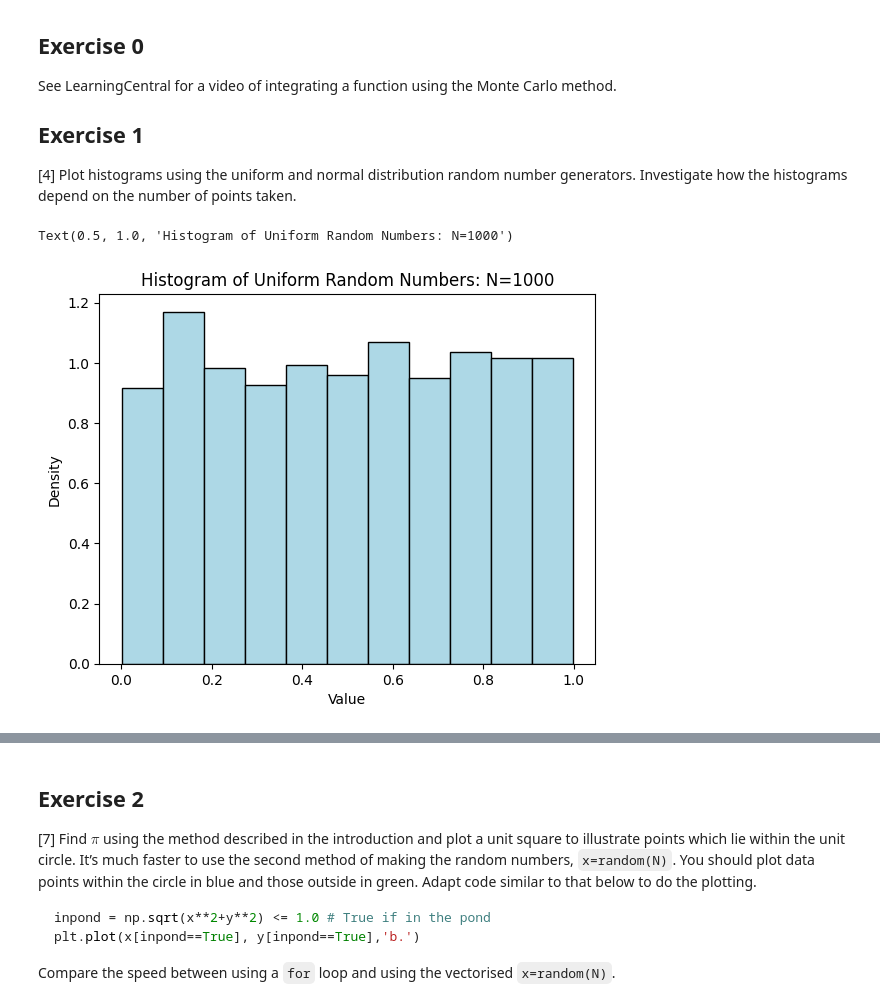
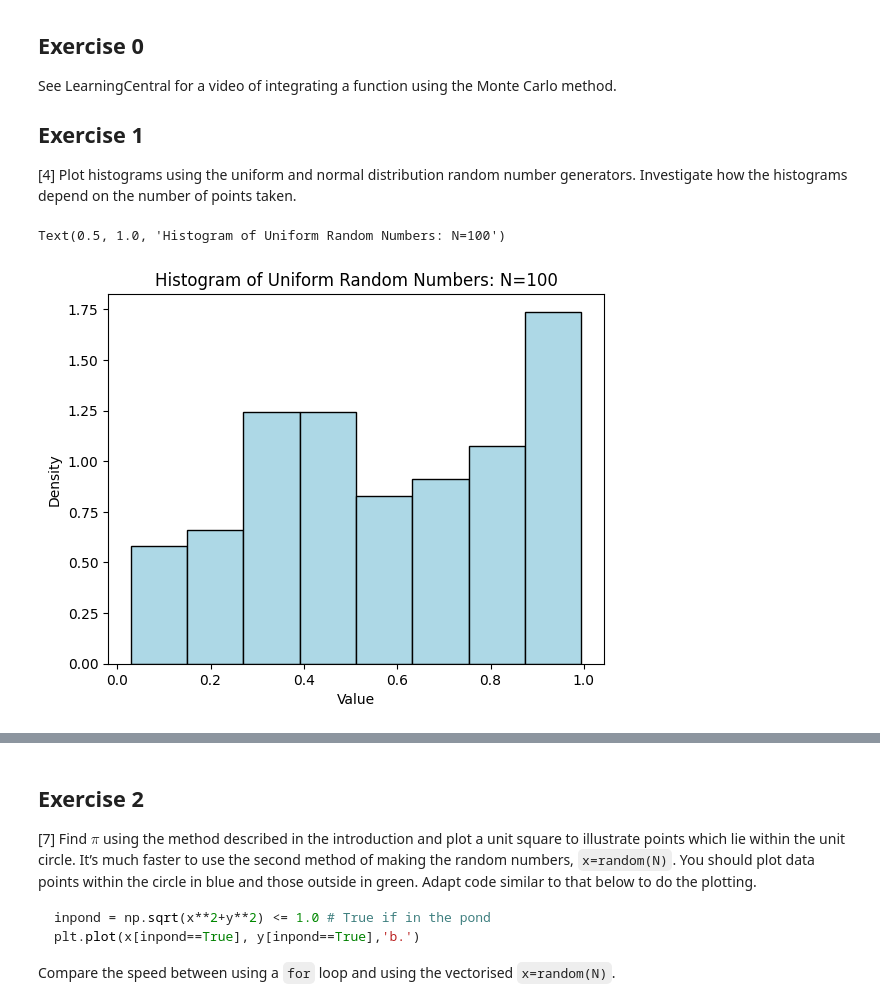
Before and after one commit to PX2145-2025/week-6-b-Morgan-Howard-Reuben, a Jupyter notebook: Monte_Carlo.ipynb, the cells around one changed output, grey strips where cells are left out. Cells and saved outputs as stored; diff of their text form; code cells hidden in the pictures.

```diff
--- a/Monte_Carlo.ipynb
+++ b/Monte_Carlo.ipynb
@@ -186,17 +186,17 @@ from numpy.random import random, normal, seed
 import matplotlib.pyplot as plt
 # %%
 # generate uniform random numbers
-N = 1000  # choose relatively low value
+N = 100 # choose relatively low value
 x = random(N)
 
 # plot histogram
 plt.hist(x, bins='auto', density=True, edgecolor='black', color='lightblue');
 plt.xlabel('Value')
 plt.ylabel('Density')
-plt.title('Histogram of Uniform Random Numbers: N=1000')
+plt.title('Histogram of Uniform Random Numbers: N=100')
 # %% [output]
-Text(0.5, 1.0, 'Histogram of Uniform Random Numbers: N=1000')
+Text(0.5, 1.0, 'Histogram of Uniform Random Numbers: N=100')
-[figure, old version]
+[figure, new version]
 # %%
 # generate again but more values
 N2 = int(1e6)  # choose higher value
```
Also changed, not shown: parts of 9 cells of this notebook.
